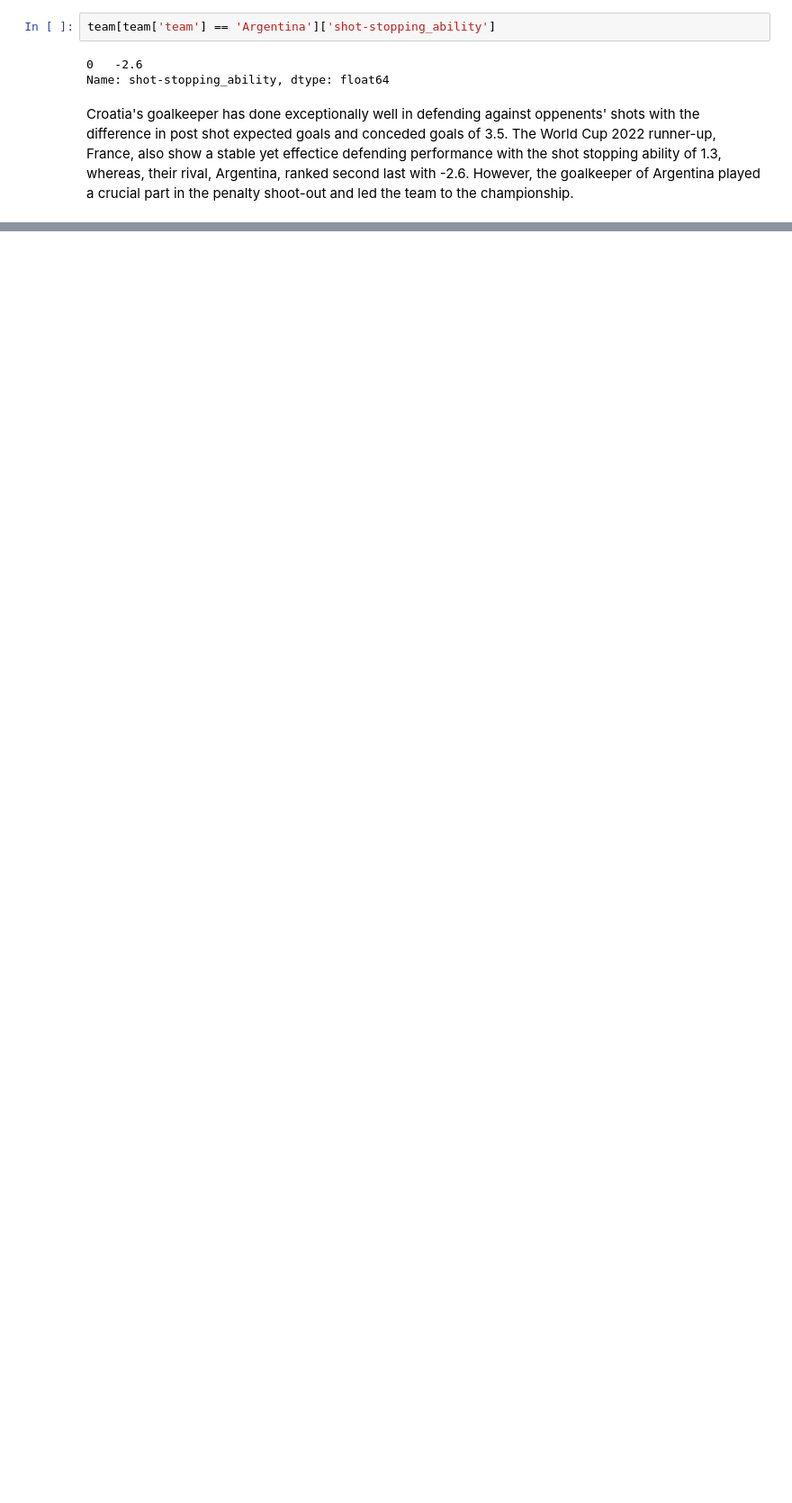
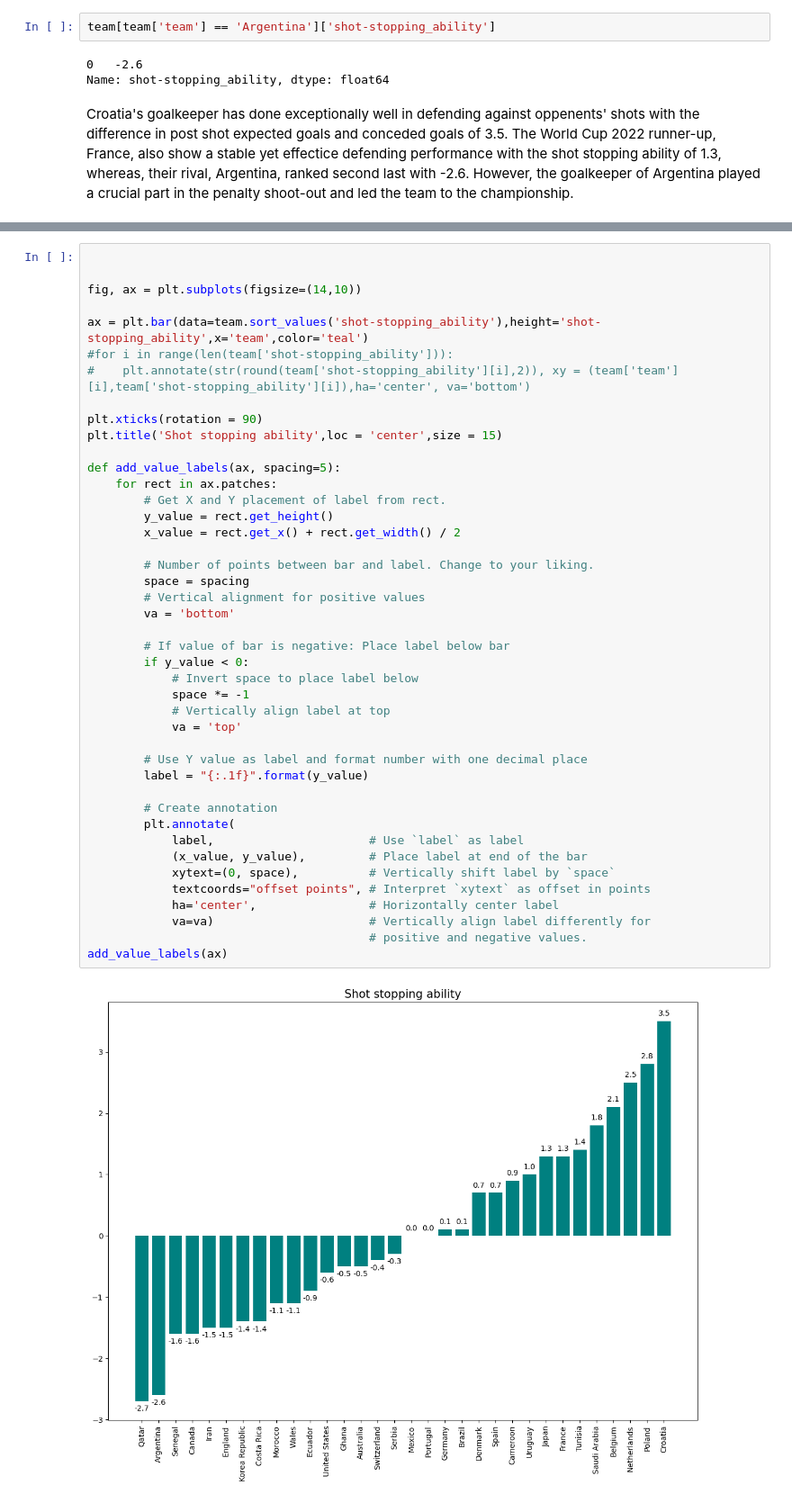
Before and after one commit to RayNguyent/World_Cup_2022, a Jupyter notebook: report.ipynb, the cells around one changed output, grey strips where cells are left out. Shown at 90% size. Cells and saved outputs as stored; diff of their text form; blank space fills up the shorter version.

```diff
--- a/report.ipynb
+++ b/report.ipynb
@@ -271,0 +263,45 @@ Text(0.5, 0, 'Save percentage')
+# %%
+
+
+fig, ax = plt.subplots(figsize=(14,10))
+
+ax = plt.bar(data=team.sort_values('shot-stopping_ability'),height='shot-stopping_ability',x='team',color='teal')
+#for i in range(len(team['shot-stopping_ability'])):
+#    plt.annotate(str(round(team['shot-stopping_ability'][i],2)), xy = (team['team'][i],team['shot-stopping_ability'][i]),ha='center', va='bottom')
+
+plt.xticks(rotation = 90)
+plt.title('Shot stopping ability',loc = 'center',size = 15)
+
+def add_value_labels(ax, spacing=5):
+    for rect in ax.patches:
+        # Get X and Y placement of label from rect.
+        y_value = rect.get_height()
+        x_value = rect.get_x() + rect.get_width() / 2
+
+        # Number of points between bar and label. Change to your liking.
+        space = spacing
+        # Vertical alignment for positive values
+        va = 'bottom'
+
+        # If value of bar is negative: Place label below bar
+        if y_value < 0:
+            # Invert space to place label below
+            space *= -1
+            # Vertically align label at top
+            va = 'top'
+
+        # Use Y value as label and format number with one decimal place
+        label = "{:.1f}".format(y_value)
+
+        # Create annotation
+        plt.annotate(
+            label,                      # Use `label` as label
+            (x_value, y_value),         # Place label at end of the bar
+            xytext=(0, space),          # Vertically shift label by `space`
+            textcoords="offset points", # Interpret `xytext` as offset in points
+            ha='center',                # Horizontally center label
+            va=va)                      # Vertically align label differently for
+                                        # positive and negative values.
+add_value_labels(ax)
+# %% [output]
+[figure, added]
```
Also changed, not shown: parts of 15 cells of this notebook.
